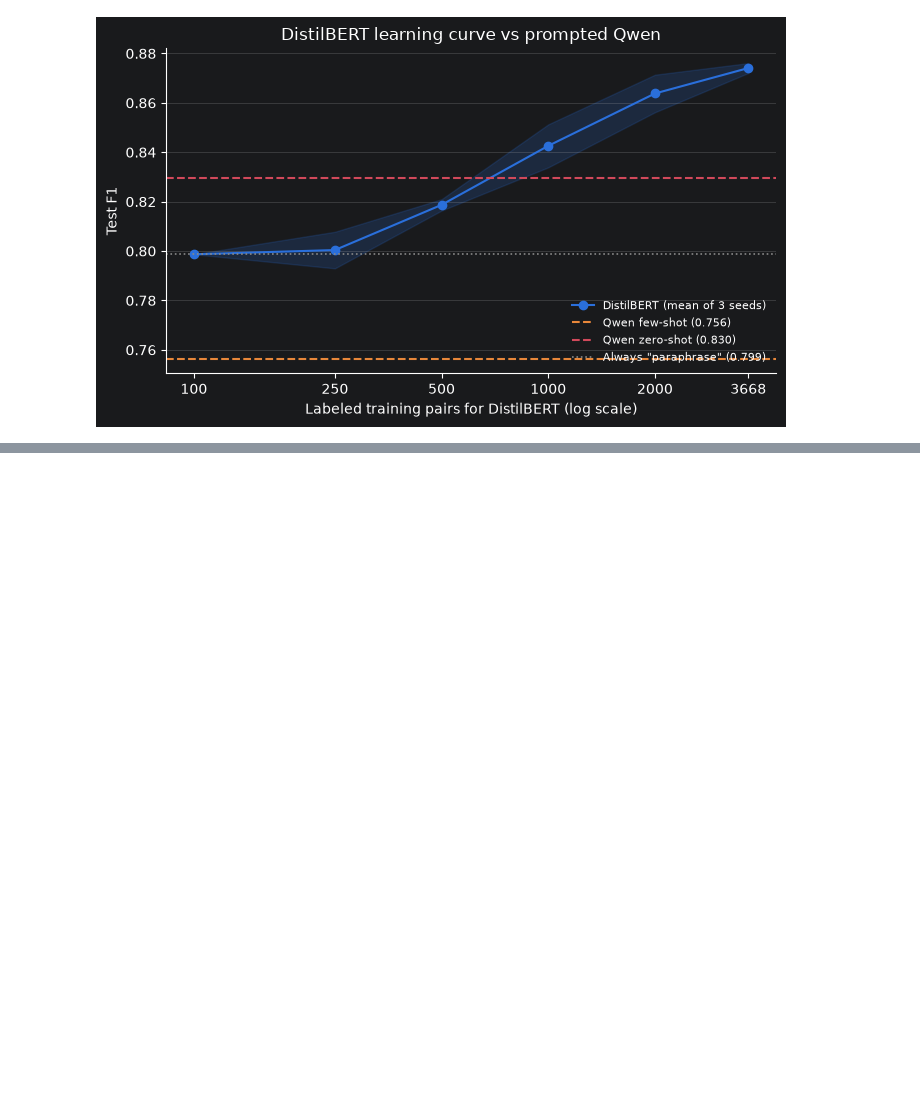
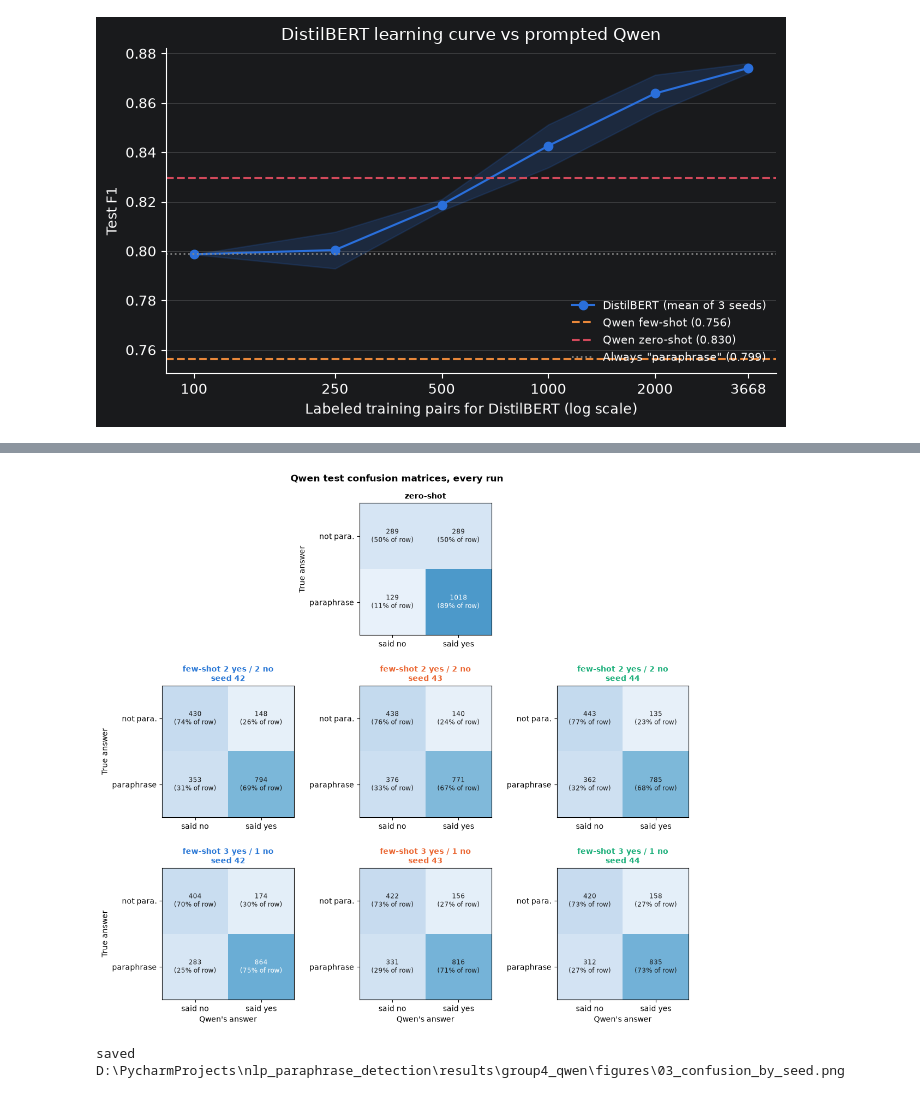
Before and after one commit to freemanchamjames/nlp_paraphrase_detection, a Jupyter notebook: notebooks/06_group4_qwen.ipynb, the cells around one changed output, grey strips where cells are left out. Drawn from its saved outputs; the diff is of its cells as text; code cells hidden in the pictures; blank space fills up the shorter version.

```diff
--- a/notebooks/06_group4_qwen.ipynb
+++ b/notebooks/06_group4_qwen.ipynb
@@ -523,0 +674,34 @@ The cell below **asks for your name** and saves a small record, `last_run.json`,
+# %%
+# ━━━ CELL 15: CONFUSION MATRICES, EVERY RUN ━━━
+def cm_box(ax, p, title, color):
+    cm = confusion_matrix(p.label, p.pred, labels=[0, 1])
+    ax.imshow(cm, cmap="Blues", vmin=0, vmax=len(p))
+    for i in range(2):
+        for j in range(2):
+            ax.text(j, i, f"{cm[i, j]}\n({cm[i, j] / cm[i].sum():.0%} of row)", ha="center", va="center",
+                    fontsize=8.5, color="white" if cm[i, j] > len(p) / 2 else "#1a1a1a")
+    ax.set_xticks([0, 1], ["said no", "said yes"])
+    ax.set_yticks([0, 1], ["not para.", "paraphrase"])
+    ax.set_title(title, color=color, fontweight="bold", fontsize=10)
+
+layout = [("zero-shot", "zeroshot", [None])] + \
+         [(label, mode, CHART_SEEDS) for label, mode in list(MODES.items())[1:]]
+fig, axes = plt.subplots(3, 3, figsize=(11, 10.5))
+for r, (label, mode, seeds) in enumerate(layout):
+    for c in range(3):
+        ax = axes[r, c]
+        seed = (["none", None, "none"] if mode == "zeroshot" else seeds)[c]   # zero-shot sits in the middle
+        p = qwen_preds("test", mode, seed) if seed != "none" else None
+        if p is None:
+            ax.axis("off")
+            continue
+        cm_box(ax, p, f"{label}" + (f"\nseed {seed}" if seed else ""),
+               ZERO_COLOR if seed is None else SEED_COLORS[seed])
+    axes[r, 0 if r else 1].set_ylabel("True answer")
+for ax in axes[-1]:
+    ax.set_xlabel("Qwen's answer")
+fig.suptitle("Qwen test confusion matrices, every run", fontweight="bold")
+save(fig, "03_confusion_by_seed.png")
+# %% [output]
+[figure, added]
+saved D:\PycharmProjects\nlp_paraphrase_detection\results\group4_qwen\figures\03_confusion_by_seed.png
```
Also changed, not shown: parts of 46 cells of this notebook, 14 other files.
